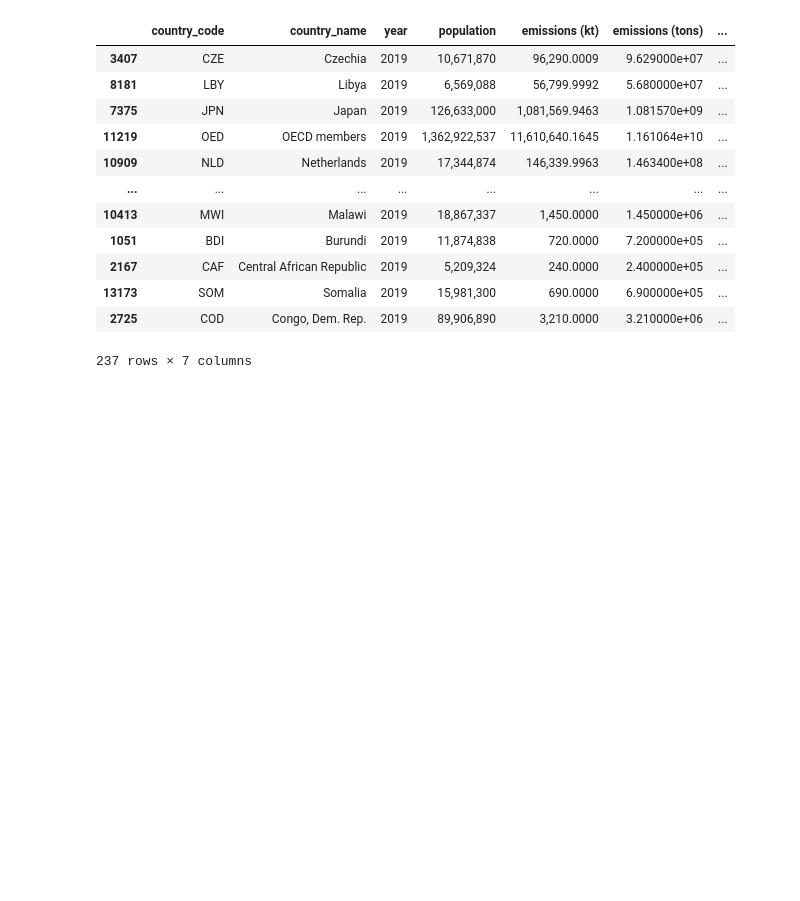
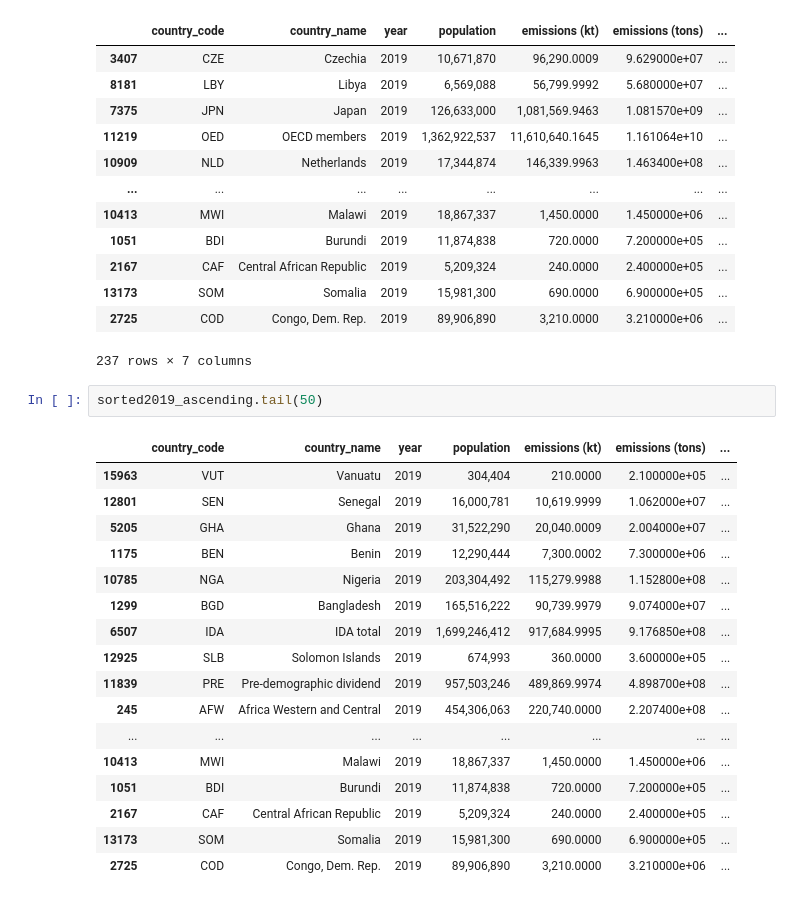
Before and after one commit to Blake-Singewald/CO2-Emissions, a Jupyter notebook: CO2-Emissions-Project/co2.ipynb, the cells around one changed output. Saved outputs shown, nothing was run; the diff lists cells and outputs as text; blank space fills up the shorter version.

```diff
--- a/CO2-Emissions-Project/co2.ipynb
+++ b/CO2-Emissions-Project/co2.ipynb
@@ -280,3 +280,23 @@ sorted2019_ascending
 | 13173 | SOM | Somalia | 2019 | 15,981,300 | 690.0000 | 6.900000e+05 | ... |
 | 2725 | COD | Congo, Dem. Rep. | 2019 | 89,906,890 | 3,210.0000 | 3.210000e+06 | ... |
 237 rows × 7 columns
+# %%
+sorted2019_ascending.tail(50)
+# %% [output]
+|  | country_code | country_name | year | population | emissions (kt) | emissions (tons) | ... |
+| 15963 | VUT | Vanuatu | 2019 | 304,404 | 210.0000 | 2.100000e+05 | ... |
+| 12801 | SEN | Senegal | 2019 | 16,000,781 | 10,619.9999 | 1.062000e+07 | ... |
+| 5205 | GHA | Ghana | 2019 | 31,522,290 | 20,040.0009 | 2.004000e+07 | ... |
+| 1175 | BEN | Benin | 2019 | 12,290,444 | 7,300.0002 | 7.300000e+06 | ... |
+| 10785 | NGA | Nigeria | 2019 | 203,304,492 | 115,279.9988 | 1.152800e+08 | ... |
+| 1299 | BGD | Bangladesh | 2019 | 165,516,222 | 90,739.9979 | 9.074000e+07 | ... |
+| 6507 | IDA | IDA total | 2019 | 1,699,246,412 | 917,684.9995 | 9.176850e+08 | ... |
+| 12925 | SLB | Solomon Islands | 2019 | 674,993 | 360.0000 | 3.600000e+05 | ... |
+| 11839 | PRE | Pre-demographic dividend | 2019 | 957,503,246 | 489,869.9974 | 4.898700e+08 | ... |
+| 245 | AFW | Africa Western and Central | 2019 | 454,306,063 | 220,740.0000 | 2.207400e+08 | ... |
+| ... | ... | ... | ... | ... | ... | ... | ... |
+| 10413 | MWI | Malawi | 2019 | 18,867,337 | 1,450.0000 | 1.450000e+06 | ... |
+| 1051 | BDI | Burundi | 2019 | 11,874,838 | 720.0000 | 7.200000e+05 | ... |
+| 2167 | CAF | Central African Republic | 2019 | 5,209,324 | 240.0000 | 2.400000e+05 | ... |
+| 13173 | SOM | Somalia | 2019 | 15,981,300 | 690.0000 | 6.900000e+05 | ... |
+| 2725 | COD | Congo, Dem. Rep. | 2019 | 89,906,890 | 3,210.0000 | 3.210000e+06 | ... |
```
Also changed, not shown: 4 other files.
